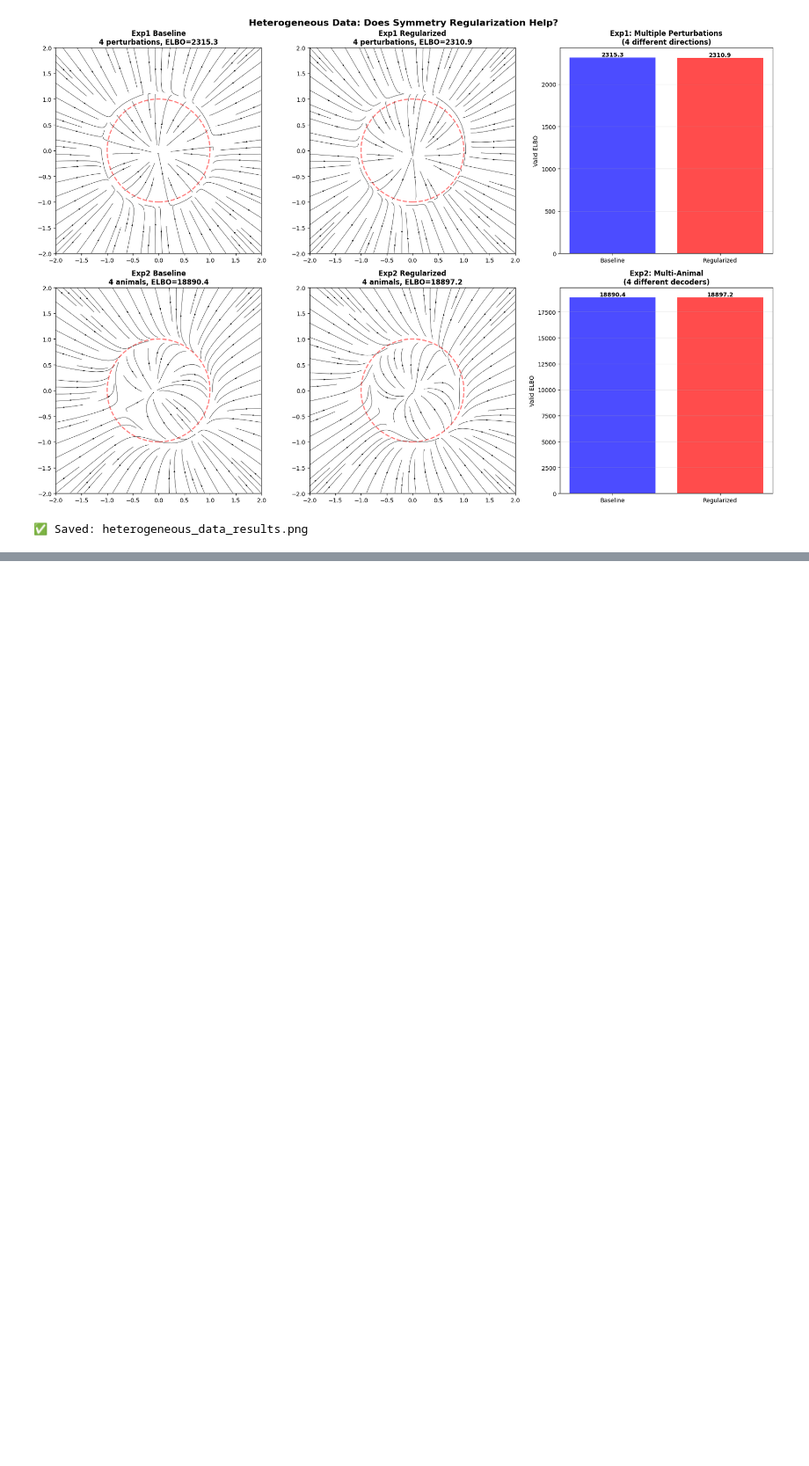
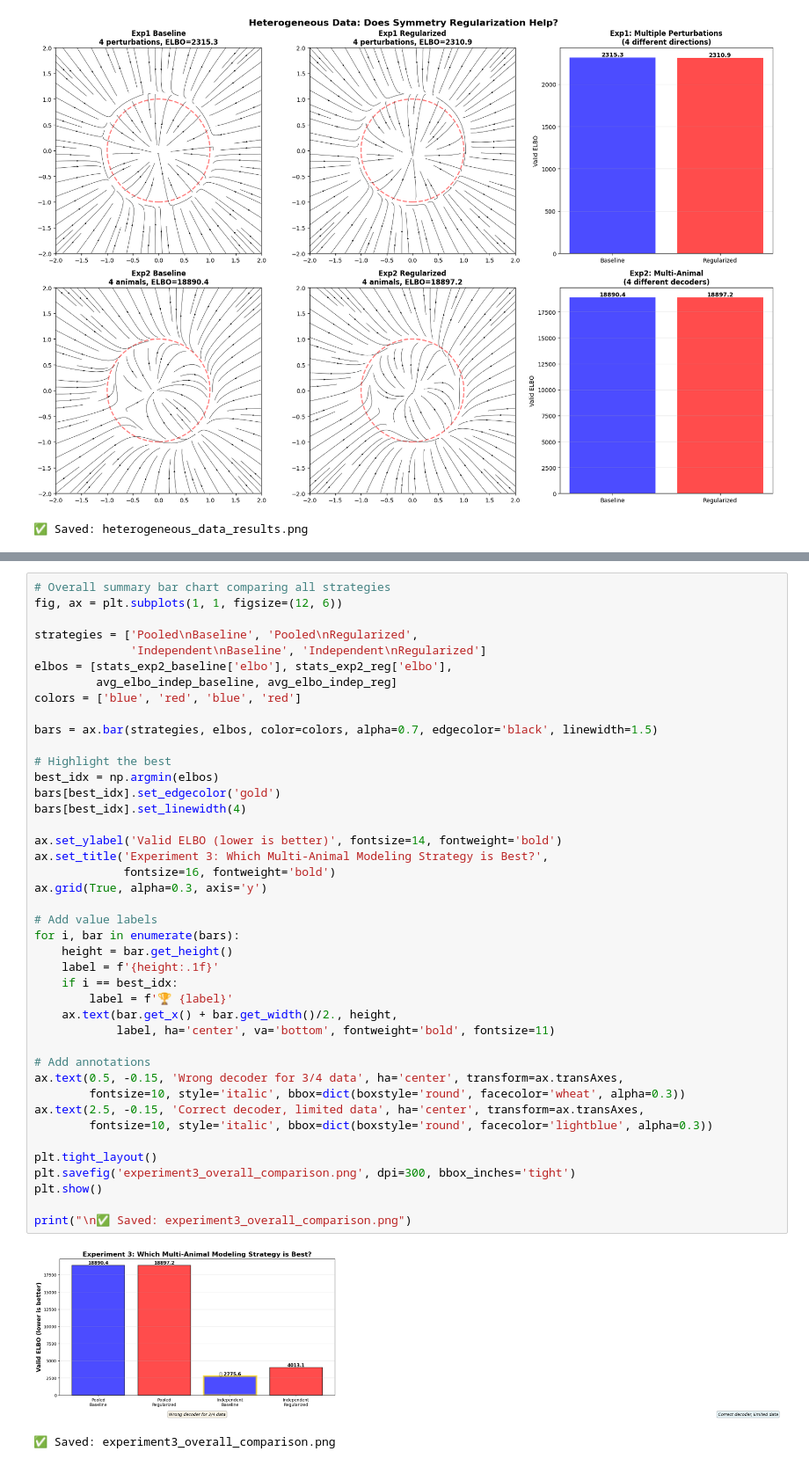
Before and after one commit to aliang9/symm_reg, a Jupyter notebook: in_progress/heterogeneous_data_experiment.ipynb, the cells around one changed output, grey strips where cells are left out. Shown at 88% size. Drawn from its saved outputs; the diff is of its cells as text; blank space fills up the shorter version.

```diff
--- a/in_progress/heterogeneous_data_experiment.ipynb
+++ b/in_progress/heterogeneous_data_experiment.ipynb
@@ -546,0 +849,45 @@ print("\n✅ Saved: heterogeneous_data_results.png")
+# %%
+# Overall summary bar chart comparing all strategies
+fig, ax = plt.subplots(1, 1, figsize=(12, 6))
+
+strategies = ['Pooled\nBaseline', 'Pooled\nRegularized',
+              'Independent\nBaseline', 'Independent\nRegularized']
+elbos = [stats_exp2_baseline['elbo'], stats_exp2_reg['elbo'],
+         avg_elbo_indep_baseline, avg_elbo_indep_reg]
+colors = ['blue', 'red', 'blue', 'red']
+
+bars = ax.bar(strategies, elbos, color=colors, alpha=0.7, edgecolor='black', linewidth=1.5)
+
+# Highlight the best
+best_idx = np.argmin(elbos)
+bars[best_idx].set_edgecolor('gold')
+bars[best_idx].set_linewidth(4)
+
+ax.set_ylabel('Valid ELBO (lower is better)', fontsize=14, fontweight='bold')
+ax.set_title('Experiment 3: Which Multi-Animal Modeling Strategy is Best?',
+             fontsize=16, fontweight='bold')
+ax.grid(True, alpha=0.3, axis='y')
+
+# Add value labels
+for i, bar in enumerate(bars):
+    height = bar.get_height()
+    label = f'{height:.1f}'
+    if i == best_idx:
+        label = f'🏆 {label}'
+    ax.text(bar.get_x() + bar.get_width()/2., height,
+            label, ha='center', va='bottom', fontweight='bold', fontsize=11)
+
+# Add annotations
+ax.text(0.5, -0.15, 'Wrong decoder for 3/4 data', ha='center', transform=ax.transAxes,
+        fontsize=10, style='italic', bbox=dict(boxstyle='round', facecolor='wheat', alpha=0.3))
+ax.text(2.5, -0.15, 'Correct decoder, limited data', ha='center', transform=ax.transAxes,
+        fontsize=10, style='italic', bbox=dict(boxstyle='round', facecolor='lightblue', alpha=0.3))
+
+plt.tight_layout()
+plt.savefig('experiment3_overall_comparison.png', dpi=300, bbox_inches='tight')
+plt.show()
+
+print("\n✅ Saved: experiment3_overall_comparison.png")
+# %% [output]
+[figure, added]
+✅ Saved: experiment3_overall_comparison.png
```
Also changed, not shown: parts of 7 cells of this notebook, 1 other file.
